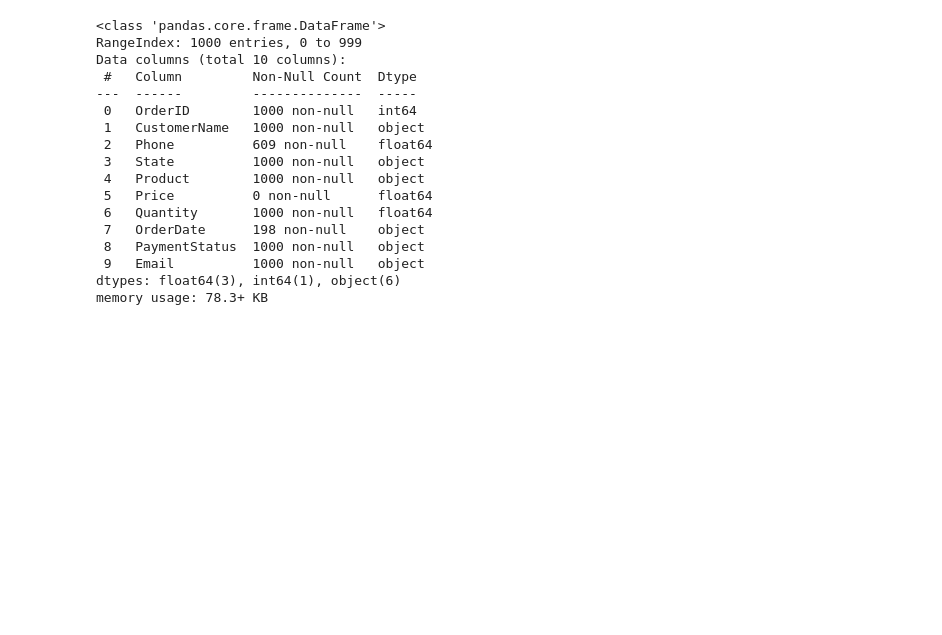
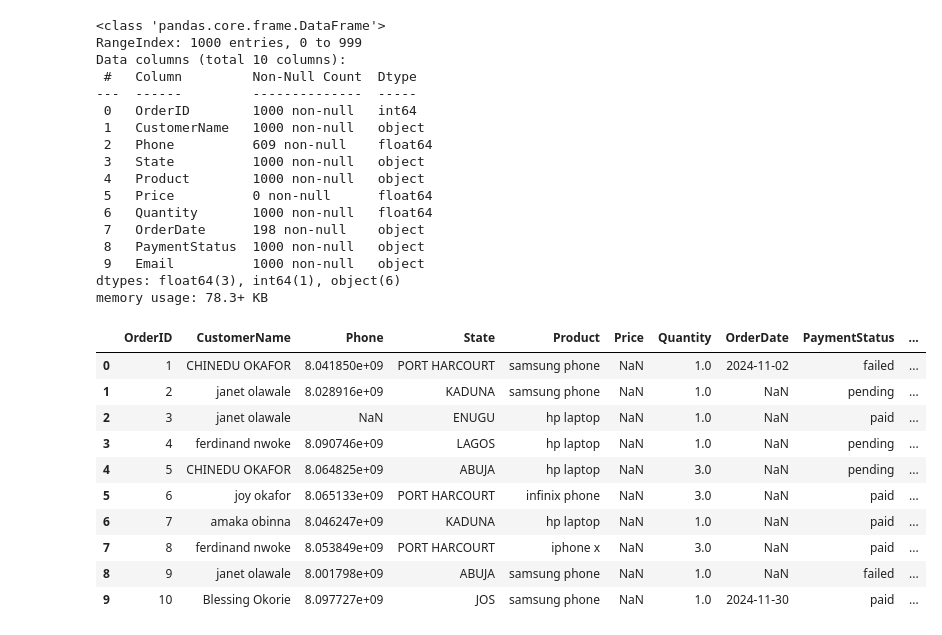
Before and after one commit to wisdomnotai/ecommerce-data-cleaning, a Jupyter notebook: main.ipynb, the cells around one changed output. Cells and saved outputs as stored; diff of their text form; code cells hidden in the pictures; blank space fills up the shorter version.

```diff
--- a/main.ipynb
+++ b/main.ipynb
@@ -220,3 +222,17 @@ Data columns (total 10 columns):
  9   Email          1000 non-null   object
 dtypes: float64(3), int64(1), object(6)
 memory usage: 78.3+ KB
+# %%
+sales_data.head(10)
+# %% [output]
+|  | OrderID | CustomerName | Phone | State | Product | Price | Quantity | OrderDate | PaymentStatus | ... |
+| 0 | 1 | CHINEDU OKAFOR | 8.041850e+09 | PORT HARCOURT | samsung phone | NaN | 1.0 | 2024-11-02 | failed | ... |
+| 1 | 2 | janet olawale | 8.028916e+09 | KADUNA | samsung phone | NaN | 1.0 | NaN | pending | ... |
+| 2 | 3 | janet olawale | NaN | ENUGU | hp laptop | NaN | 1.0 | NaN | paid | ... |
+| 3 | 4 | ferdinand nwoke | 8.090746e+09 | LAGOS | hp laptop | NaN | 1.0 | NaN | pending | ... |
+| 4 | 5 | CHINEDU OKAFOR | 8.064825e+09 | ABUJA | hp laptop | NaN | 3.0 | NaN | pending | ... |
+| 5 | 6 | joy okafor | 8.065133e+09 | PORT HARCOURT | infinix phone | NaN | 3.0 | NaN | paid | ... |
+| 6 | 7 | amaka obinna | 8.046247e+09 | KADUNA | hp laptop | NaN | 1.0 | NaN | paid | ... |
+| 7 | 8 | ferdinand nwoke | 8.053849e+09 | PORT HARCOURT | iphone x | NaN | 3.0 | NaN | paid | ... |
+| 8 | 9 | janet olawale | 8.001798e+09 | ABUJA | samsung phone | NaN | 1.0 | NaN | failed | ... |
+| 9 | 10 | Blessing Okorie | 8.097727e+09 | JOS | samsung phone | NaN | 1.0 | 2024-11-30 | paid | ... |
```
Also changed, not shown: parts of 6 cells of this notebook.
